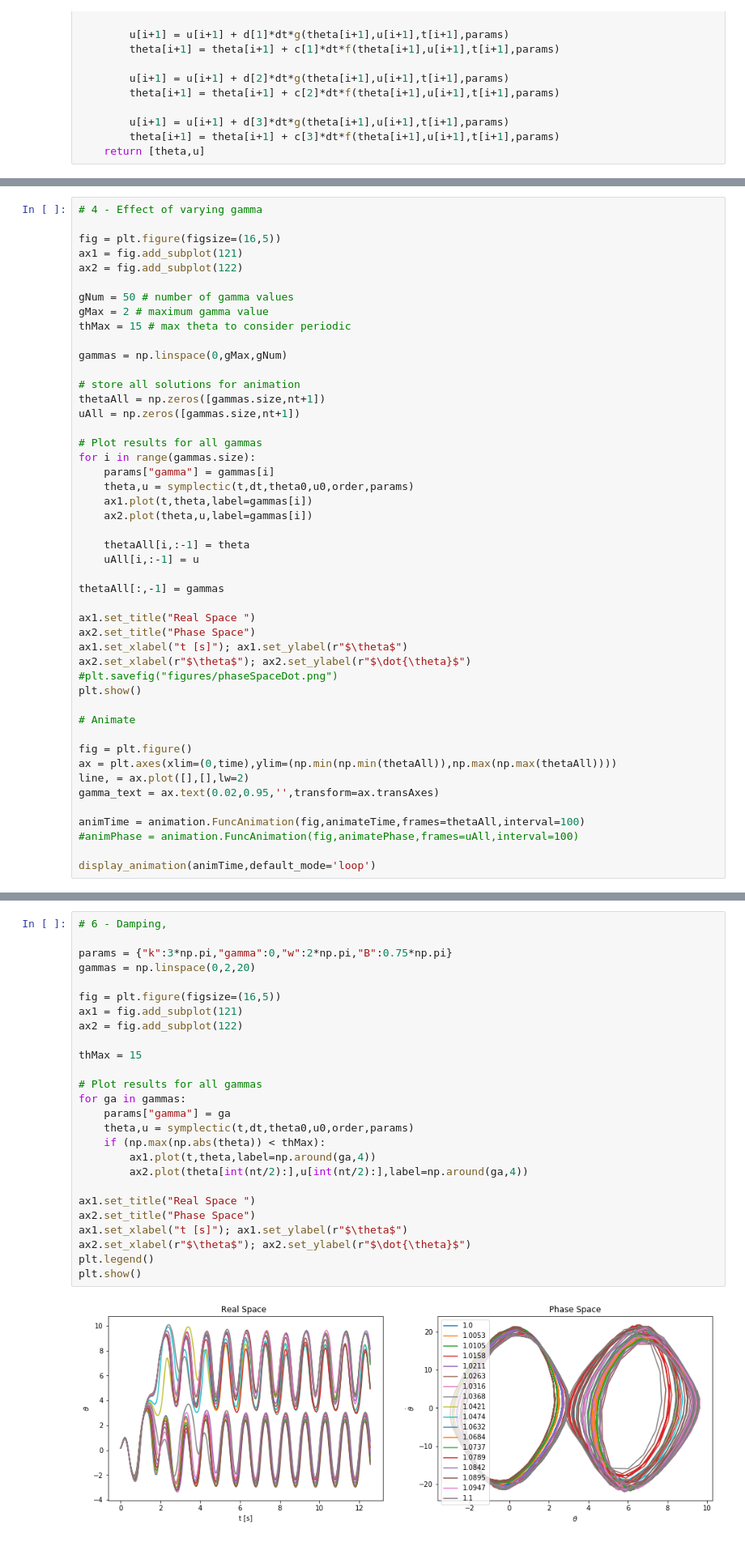
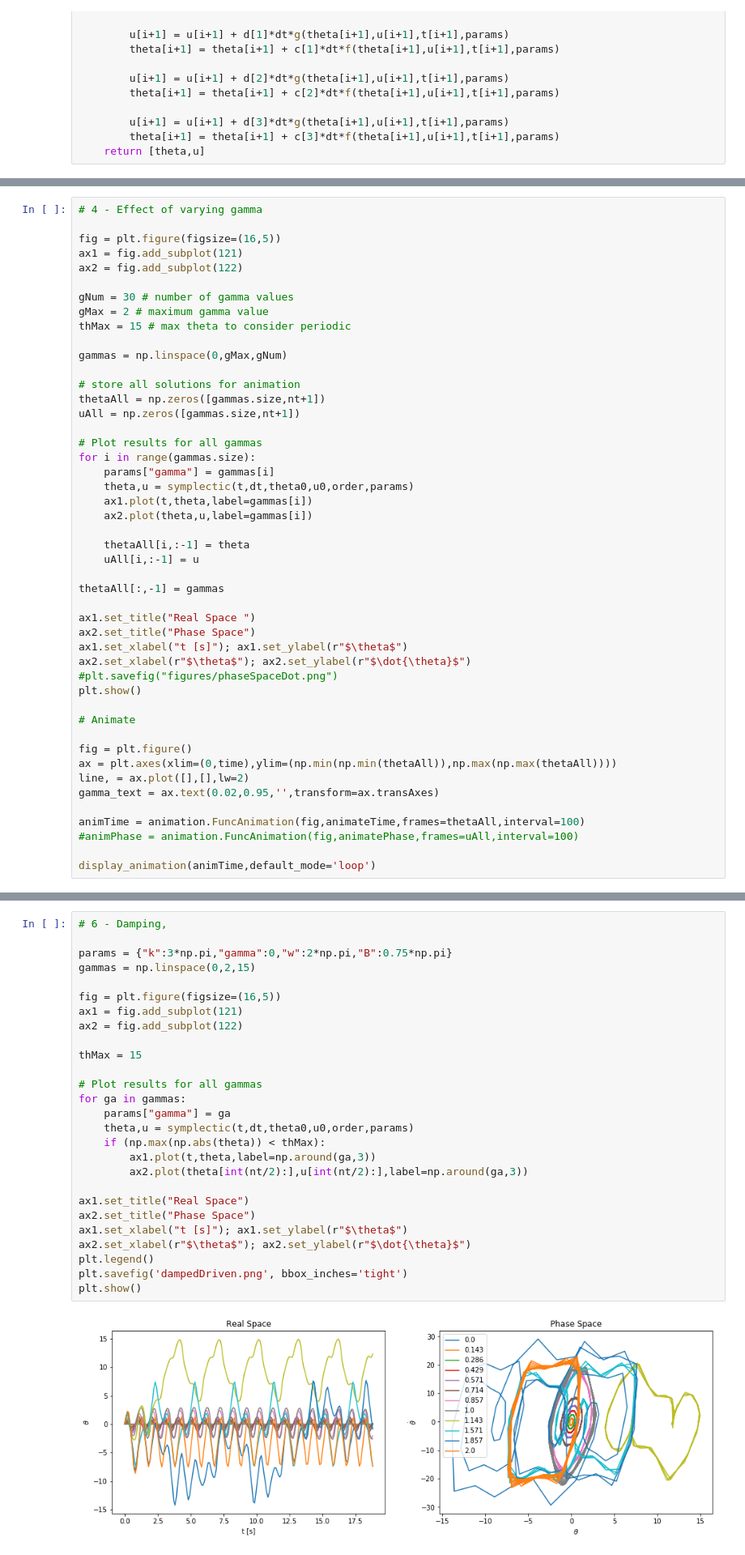
Before and after one commit to remysucre/SimplePendulum, a Jupyter notebook: Pendulum_SymplecticPartB.ipynb, the cells around one changed output, grey strips where cells are left out. Shown at 81% size. Saved outputs shown, nothing was run; the diff lists cells and outputs as text.

```diff
--- a/Pendulum_SymplecticPartB.ipynb
+++ b/Pendulum_SymplecticPartB.ipynb
@@ -174,7 +174,7 @@ fig = plt.figure(figsize=(16,5))
 ax1 = fig.add_subplot(121)
 ax2 = fig.add_subplot(122)
 
-gNum = 50 # number of gamma values
+gNum = 30 # number of gamma values
 gMax = 2 # maximum gamma value
 thMax = 15 # max theta to consider periodic
 
@@ -274,31 +270,32 @@ plt.show()
 # %%
 # 6 - Damping,
 
 params = {"k":3*np.pi,"gamma":0,"w":2*np.pi,"B":0.75*np.pi}
-gammas = np.linspace(0,2,20)
+gammas = np.linspace(0,2,15)
 
 fig = plt.figure(figsize=(16,5))
 ax1 = fig.add_subplot(121)
 ax2 = fig.add_subplot(122)
 
 thMax = 15
 
 # Plot results for all gammas
 for ga in gammas:
     params["gamma"] = ga
     theta,u = symplectic(t,dt,theta0,u0,order,params)
     if (np.max(np.abs(theta)) < thMax):
-        ax1.plot(t,theta,label=np.around(ga,4))
-        ax2.plot(theta[int(nt/2):],u[int(nt/2):],label=np.around(ga,4))
+        ax1.plot(t,theta,label=np.around(ga,3))
+        ax2.plot(theta[int(nt/2):],u[int(nt/2):],label=np.around(ga,3))
 
-ax1.set_title("Real Space ")
+ax1.set_title("Real Space")
 ax2.set_title("Phase Space")
 ax1.set_xlabel("t [s]"); ax1.set_ylabel(r"$\theta$")
 ax2.set_xlabel(r"$\theta$"); ax2.set_ylabel(r"$\dot{\theta}$")
 plt.legend()
+plt.savefig('dampedDriven.png', bbox_inches='tight')
 plt.show()
 # %% [output]
-[figure, old version]
+[figure, new version]
 # %%
 # Animations (install JSAnimate with "pip3 install git+https://github.com/jakevdp/JSAnimation.git")
 
```
Also changed, not shown: parts of 5 cells of this notebook, 8 other files.
